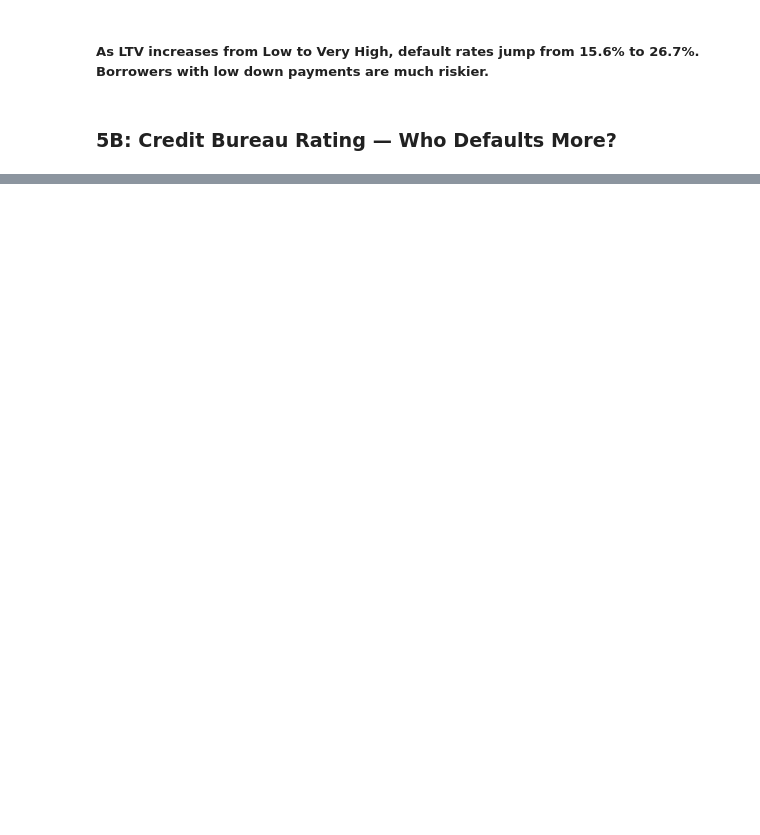
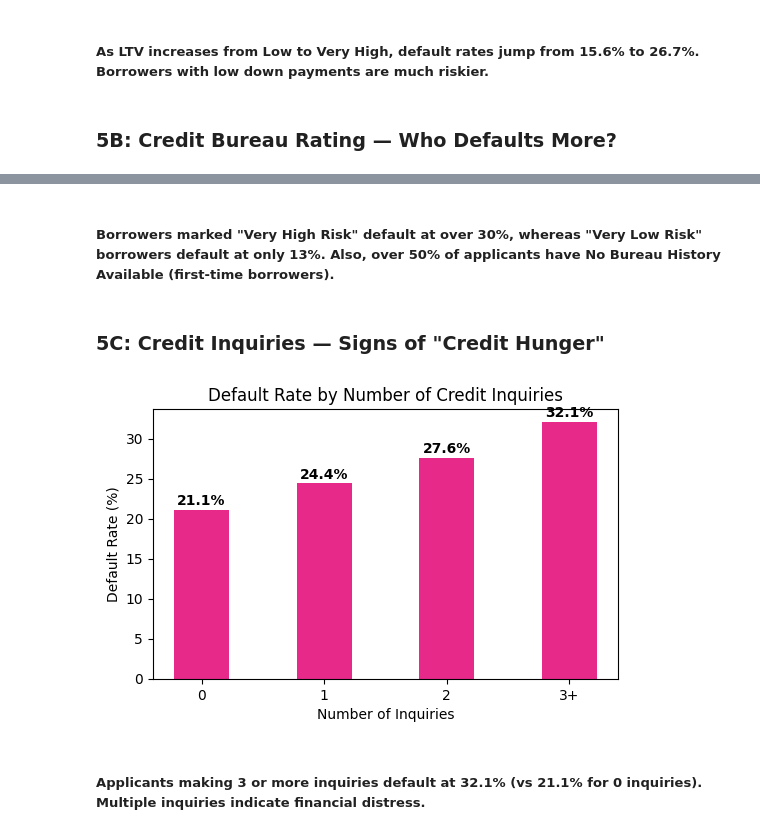
Before and after one commit to ghoshratul-I-O/Explainable-AI-for-Loan-Approval-Decisions, a Jupyter notebook: notebooks/EDA.ipynb, the cells around one changed output, grey strips where cells are left out. Saved outputs shown, nothing was run; the diff lists cells and outputs as text; code cells hidden in the pictures; blank space fills up the shorter version.

```diff
--- a/notebooks/EDA.ipynb
+++ b/notebooks/EDA.ipynb
@@ -113,0 +115,20 @@ plt.show()
+# %% [markdown]
+##### Borrowers marked "Very High Risk" default at over 30%, whereas "Very Low Risk" borrowers default at only 13%. Also, over 50% of applicants have No Bureau History Available (first-time borrowers).
+# %% [markdown]
+### 5C: Credit Inquiries — Signs of "Credit Hunger"
+# %%
+df['inq_group'] = df['NO.OF_INQUIRIES'].apply(lambda x: str(x) if x < 3 else '3+')
+inq_risk = df.groupby('inq_group')['loan_default'].mean() * 100
+
+plt.figure(figsize=(6, 3.5))
+plt.bar(inq_risk.index, inq_risk.values, color='#e7298a', width=0.45)
+plt.title('Default Rate by Number of Credit Inquiries')
+plt.xlabel('Number of Inquiries')
+plt.ylabel('Default Rate (%)')
+for i, v in enumerate(inq_risk.values):
+    plt.text(i, v + 0.6, f"{v:.1f}%", ha='center', fontweight='bold')
+plt.show()
+# %% [output]
+[figure, added]
+# %% [markdown]
+##### Applicants making 3 or more inquiries default at 32.1% (vs 21.1% for 0 inquiries). Multiple inquiries indicate financial distress.
```
Also changed, not shown: parts of 4 cells of this notebook, 4 other files.
